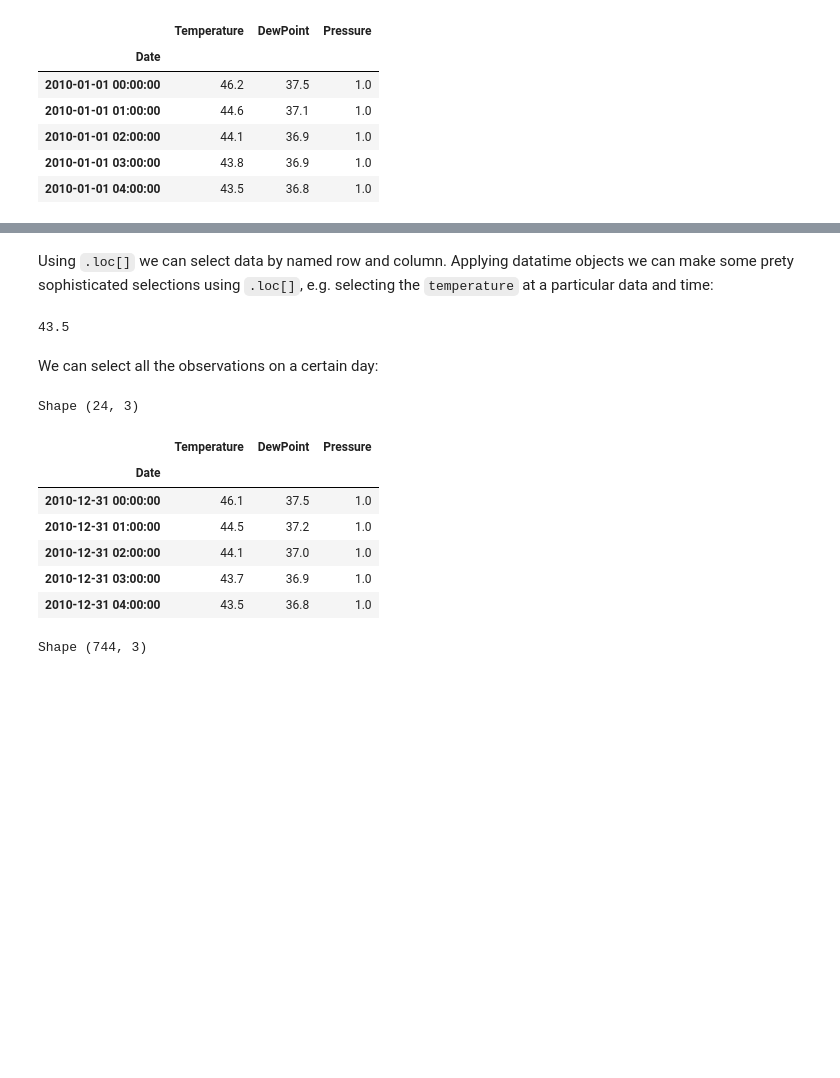
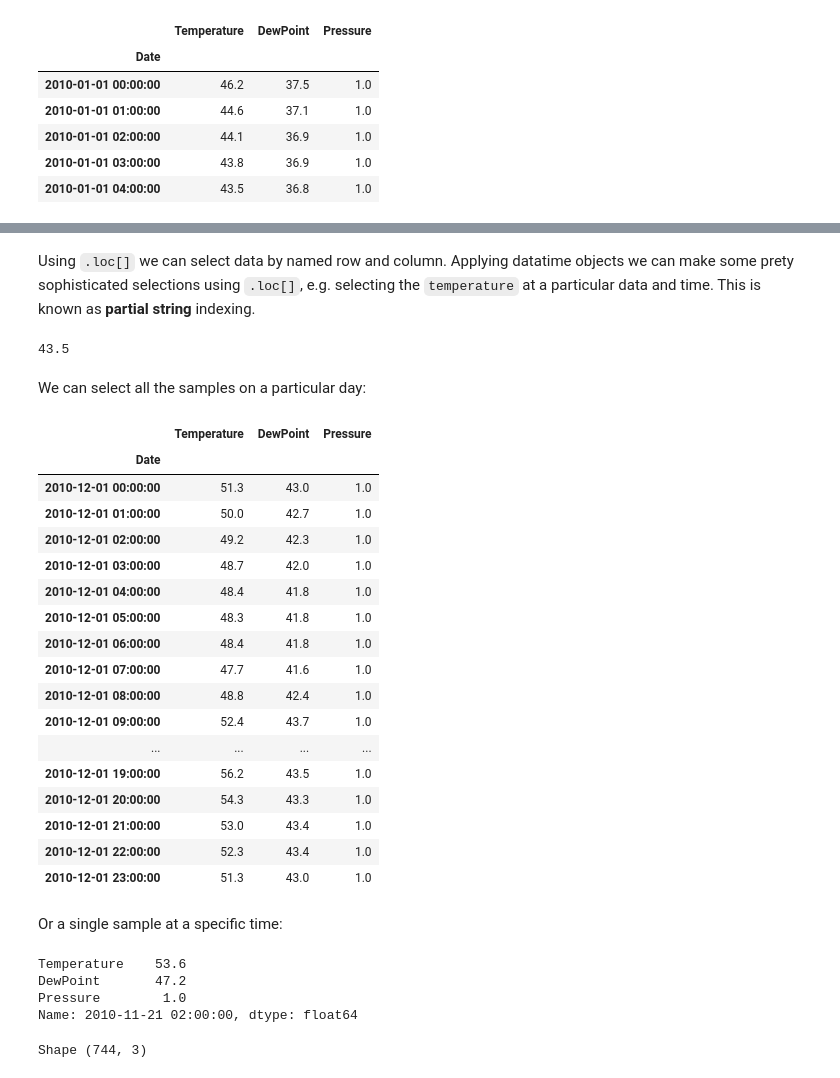
Before and after one commit to TheBoyMoe/DataScience-Repo, a Jupyter notebook: CodeAcademy-Data-Science/05-Pandas/08-dc-pandas-foundations--time-series.ipynb, the cells around one changed output, grey strips where cells are left out. Drawn from its saved outputs; the diff is of its cells as text; code cells hidden in the pictures; blank space fills up the shorter version.

Commit message:
review pandas time series

```diff
--- a/CodeAcademy-Data-Science/05-Pandas/08-dc-pandas-foundations--time-series.ipynb
+++ b/CodeAcademy-Data-Science/05-Pandas/08-dc-pandas-foundations--time-series.ipynb
@@ -13,7 +13,8 @@ import matplotlib.pyplot as plt
 
 %matplotlib inline
 
-df_weather = pd.read_csv('data/weather_data_austin_2010.csv', parse_dates=True, index_col=3)
+# use 'index_col' property to set the index column
+df_weather = pd.read_csv('data/weather_data_austin_2010.csv', parse_dates=True, index_col='Date')
 df_weather.head()
 # %% [output]
 |  | Temperature | DewPoint | Pressure |
@@ -37,24 +64,43 @@ memory usage: 273.7 KB
 # %% [markdown]
-Using `.loc[]` we can select data by named row and column. Applying datatime objects we can make some prety sophisticated selections using `.loc[]`, e.g. selecting the `temperature` at a particular data and time:
+Using `.loc[]` we can select data by named row and column. Applying datatime objects we can make some prety sophisticated selections using `.loc[]`, e.g. selecting the `temperature` at a particular data and time. This is known as **partial string** indexing.
 # %%
 df_weather.loc['2010-01-01 04:00:00', 'Temperature']
 # %% [output]
 43.5
 # %% [markdown]
-We can select all the observations on a certain day:
+We can select all the samples on a particular day:
-# %%
-df_day = df_weather.loc['2010-12-31']
-print('Shape', df_day.shape)
-df_day.head()
-# %% [output]
-Shape (24, 3)
-|  | Temperature | DewPoint | Pressure |
-| Date |  |  |  |
-| 2010-12-31 00:00:00 | 46.1 | 37.5 | 1.0 |
-| 2010-12-31 01:00:00 | 44.5 | 37.2 | 1.0 |
-| 2010-12-31 02:00:00 | 44.1 | 37.0 | 1.0 |
-| 2010-12-31 03:00:00 | 43.7 | 36.9 | 1.0 |
-| 2010-12-31 04:00:00 | 43.5 | 36.8 | 1.0 |
+# %%
+# a specific day
+df_weather.loc['2010-12-01']
+# %% [output]
+|  | Temperature | DewPoint | Pressure |
+| Date |  |  |  |
+| 2010-12-01 00:00:00 | 51.3 | 43.0 | 1.0 |
+| 2010-12-01 01:00:00 | 50.0 | 42.7 | 1.0 |
+| 2010-12-01 02:00:00 | 49.2 | 42.3 | 1.0 |
+| 2010-12-01 03:00:00 | 48.7 | 42.0 | 1.0 |
+| 2010-12-01 04:00:00 | 48.4 | 41.8 | 1.0 |
+| 2010-12-01 05:00:00 | 48.3 | 41.8 | 1.0 |
+| 2010-12-01 06:00:00 | 48.4 | 41.8 | 1.0 |
+| 2010-12-01 07:00:00 | 47.7 | 41.6 | 1.0 |
+| 2010-12-01 08:00:00 | 48.8 | 42.4 | 1.0 |
+| 2010-12-01 09:00:00 | 52.4 | 43.7 | 1.0 |
+| ... | ... | ... | ... |
+| 2010-12-01 19:00:00 | 56.2 | 43.5 | 1.0 |
+| 2010-12-01 20:00:00 | 54.3 | 43.3 | 1.0 |
+| 2010-12-01 21:00:00 | 53.0 | 43.4 | 1.0 |
+| 2010-12-01 22:00:00 | 52.3 | 43.4 | 1.0 |
+| 2010-12-01 23:00:00 | 51.3 | 43.0 | 1.0 |
+# %% [markdown]
+Or a single sample at a specific time:
+# %%
+# a specific hour
+df_weather.loc['2010-11-21 02:00:00']
+# %% [output]
+Temperature    53.6
+DewPoint       47.2
+Pressure        1.0
+Name: 2010-11-21 02:00:00, dtype: float64
 # %%
 # the entire month
 df_month = df_weather.loc['2010-12']
```
Also changed, not shown: parts of 20 cells of this notebook, 3 other files.
